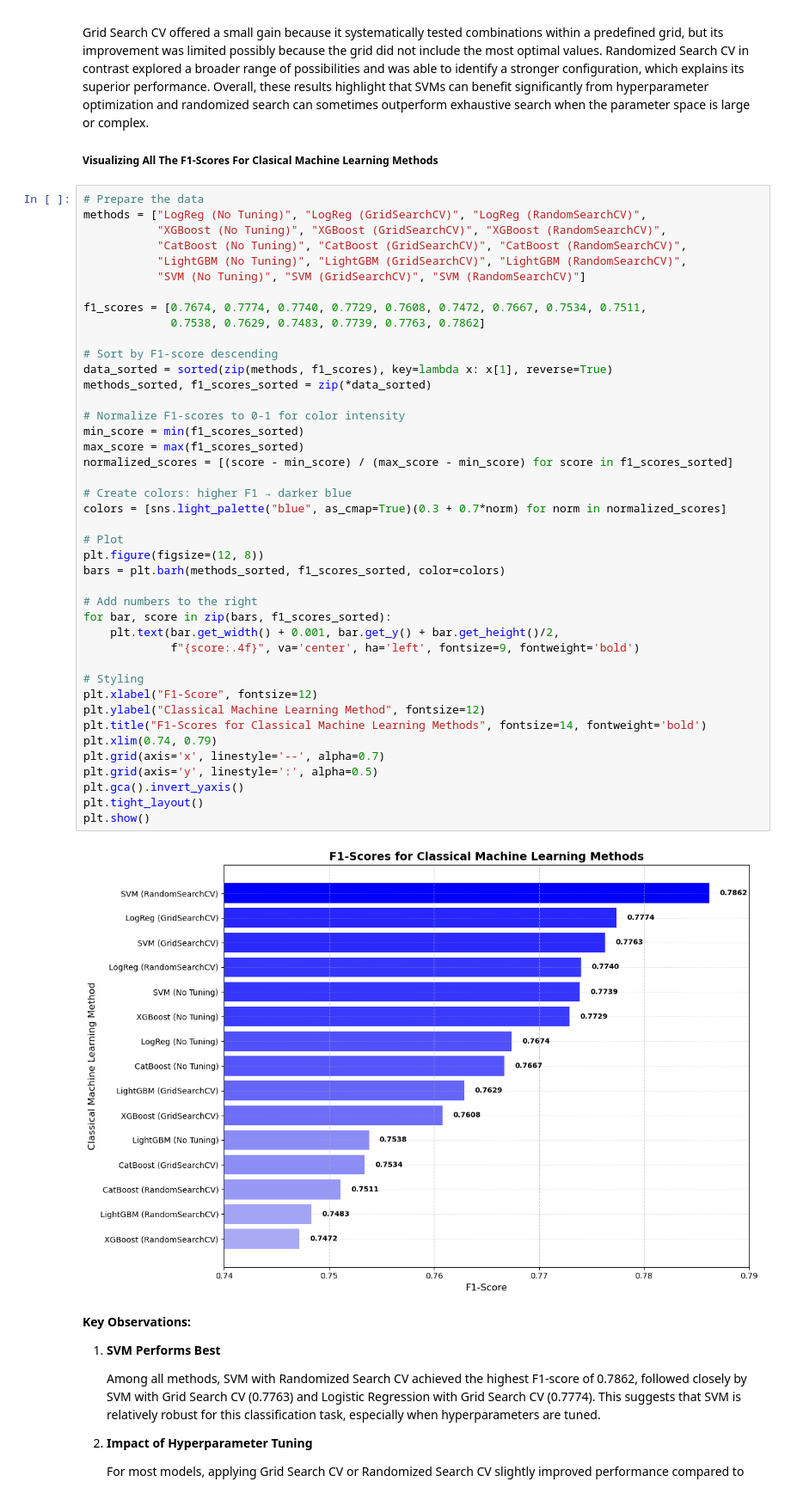
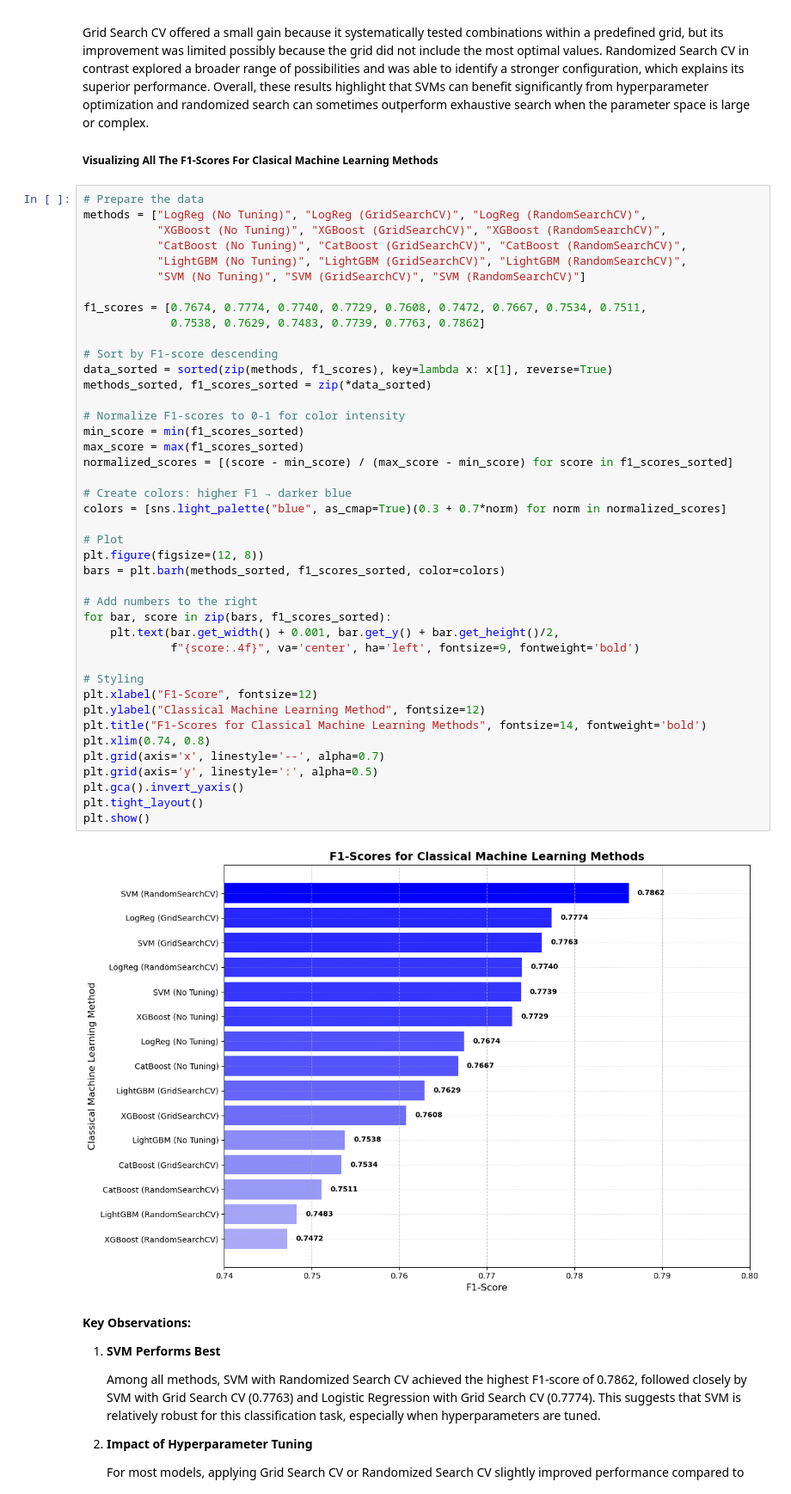
Before and after one commit to tadamaen/DSA4262, a Jupyter notebook: DSA4262 Individual Assignment 2/DSA4262 Individual Assignment 2.ipynb, the cells around one changed output. Shown at 86% size. Cells and saved outputs as stored; diff of their text form.

```diff
--- a/DSA4262 Individual Assignment 2/DSA4262 Individual Assignment 2.ipynb
+++ b/DSA4262 Individual Assignment 2/DSA4262 Individual Assignment 2.ipynb
@@ -3662,35 +3672,35 @@ f1_scores = [0.7674, 0.7774, 0.7740, 0.7729, 0.7608, 0.7472, 0.7667, 0.7534, 0.7
 data_sorted = sorted(zip(methods, f1_scores), key=lambda x: x[1], reverse=True)
 methods_sorted, f1_scores_sorted = zip(*data_sorted)
 
 # Normalize F1-scores to 0-1 for color intensity
 min_score = min(f1_scores_sorted)
 max_score = max(f1_scores_sorted)
 normalized_scores = [(score - min_score) / (max_score - min_score) for score in f1_scores_sorted]
 
 # Create colors: higher F1 → darker blue
 colors = [sns.light_palette("blue", as_cmap=True)(0.3 + 0.7*norm) for norm in normalized_scores]
 
 # Plot
 plt.figure(figsize=(12, 8))
 bars = plt.barh(methods_sorted, f1_scores_sorted, color=colors)
 
 # Add numbers to the right
 for bar, score in zip(bars, f1_scores_sorted):
     plt.text(bar.get_width() + 0.001, bar.get_y() + bar.get_height()/2,
              f"{score:.4f}", va='center', ha='left', fontsize=9, fontweight='bold')
 
 # Styling
 plt.xlabel("F1-Score", fontsize=12)
 plt.ylabel("Classical Machine Learning Method", fontsize=12)
 plt.title("F1-Scores for Classical Machine Learning Methods", fontsize=14, fontweight='bold')
-plt.xlim(0.74, 0.79)
+plt.xlim(0.74, 0.8)
 plt.grid(axis='x', linestyle='--', alpha=0.7)
 plt.grid(axis='y', linestyle=':', alpha=0.5)
 plt.gca().invert_yaxis()
 plt.tight_layout()
 plt.show()
 # %% [output]
-[figure, old version]
+[figure, new version]
 # %% [markdown]
 **Key Observations:**
 
```
Also changed, not shown: parts of 100 cells of this notebook.
